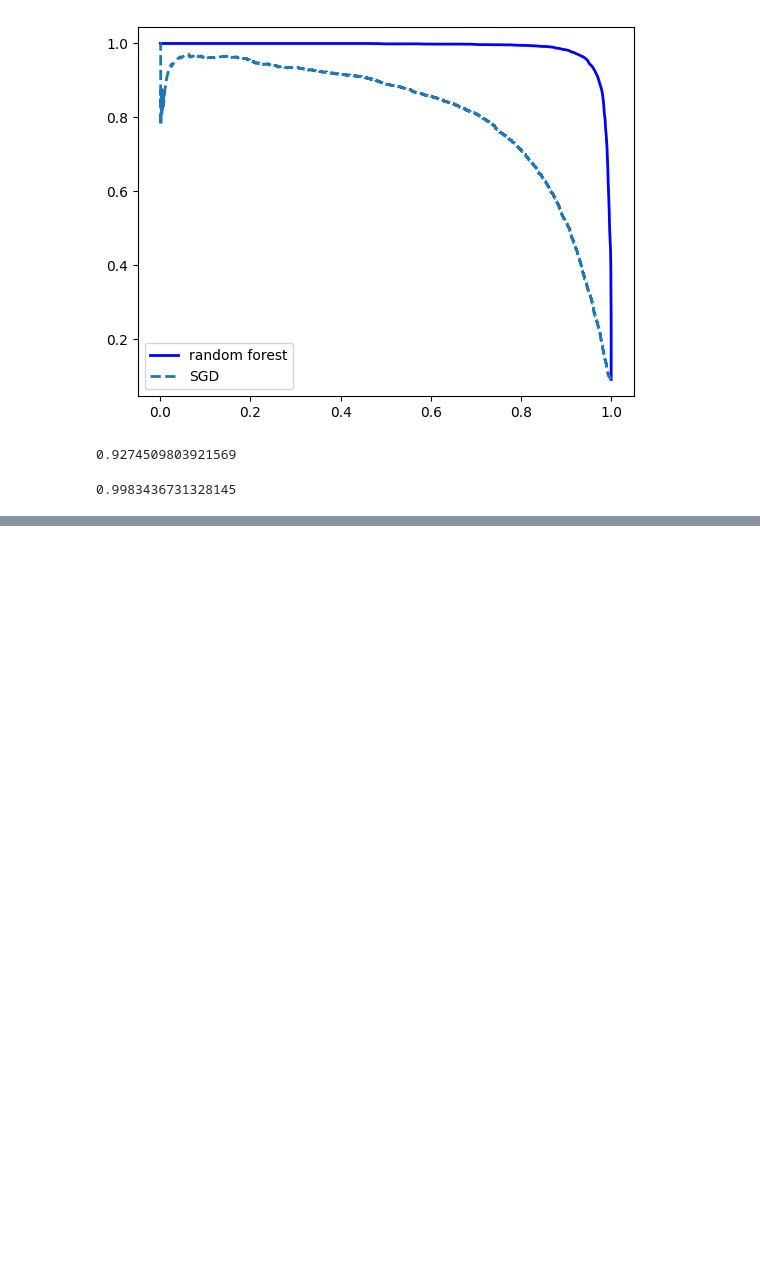
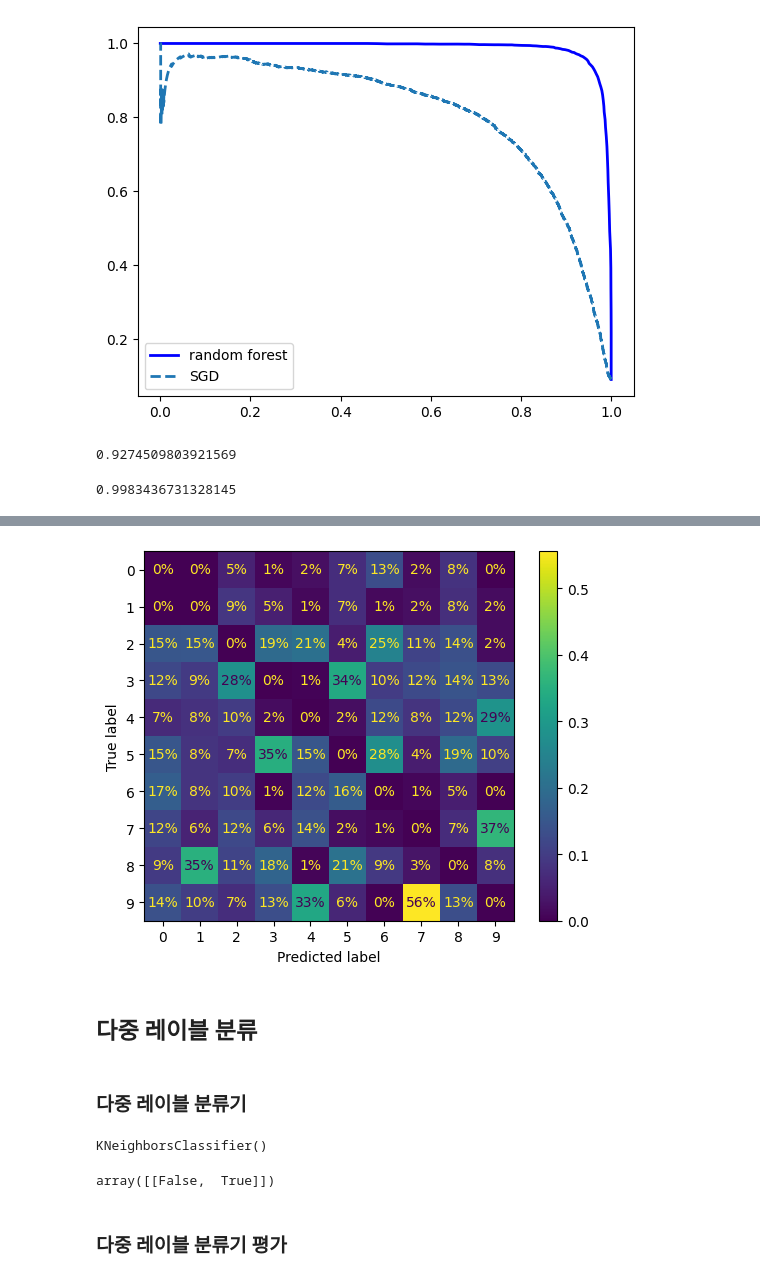
Before and after one commit to Hyun3246/Warehouse, a Jupyter notebook: Hands-On ML/Chapter 3/MNIST_Classification.ipynb, the cells around one changed output, grey strips where cells are left out. Cells and saved outputs as stored; diff of their text form; code cells hidden in the pictures; blank space fills up the shorter version.

```diff
--- a/Hands-On ML/Chapter 3/MNIST_Classification.ipynb
+++ b/Hands-On ML/Chapter 3/MNIST_Classification.ipynb
@@ -236,0 +328,28 @@ roc_auc_score(y_train_5, y_scores_forest)
+# %%
+# 올바른 예측에 대한 가중치 0으로 만들기 (열단위 정렬)
+sample_weight = (y_train_pred != y_train)
+ConfusionMatrixDisplay.from_predictions(y_train, y_train_pred, sample_weight=sample_weight, normalize="pred", values_format=".0%")
+plt.show()
+# %% [output]
+[figure, added]
+# %% [markdown]
+## 다중 레이블 분류
+# %% [markdown]
+### 다중 레이블 분류기
+# %%
+import numpy as np
+from sklearn.neighbors import KNeighborsClassifier
+
+y_train_large = (y_train >= '7')        # 7보다 큰가?
+y_train_odd = (y_train.astype('int8') % 2 == 1)     # 홀수인가?
+y_multilabel = np.c_[y_train_large, y_train_odd]
+knn_clf = KNeighborsClassifier()
+knn_clf.fit(X_train, y_multilabel)
+# %% [output]
+KNeighborsClassifier()
+# %%
+knn_clf.predict([some_digit])
+# %% [output]
+array([[False,  True]])
+# %% [markdown]
+### 다중 레이블 분류기 평가
```
Also changed, not shown: parts of 25 cells of this notebook.
